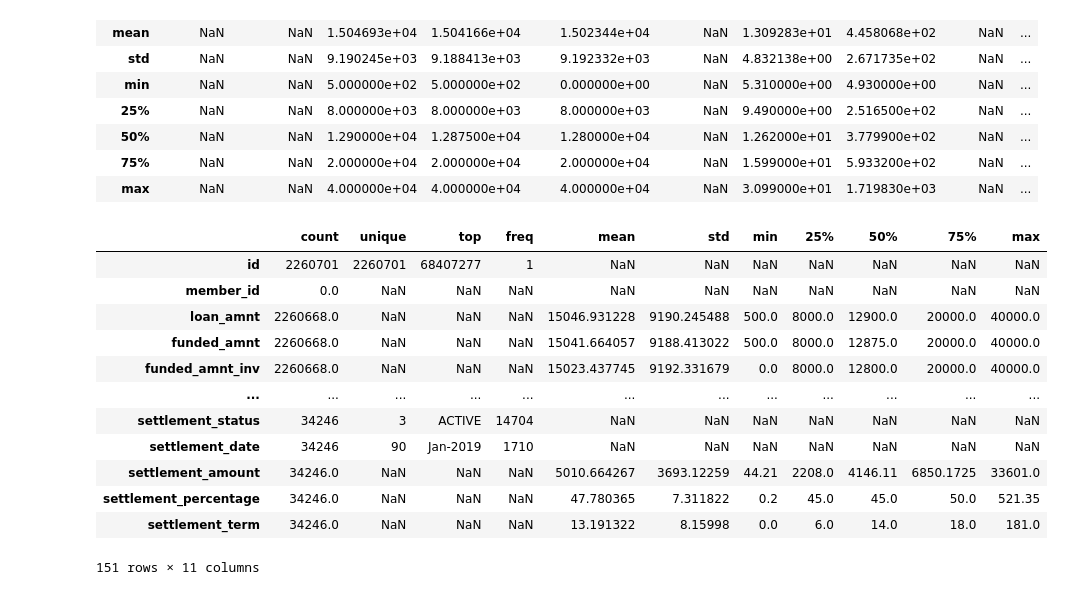
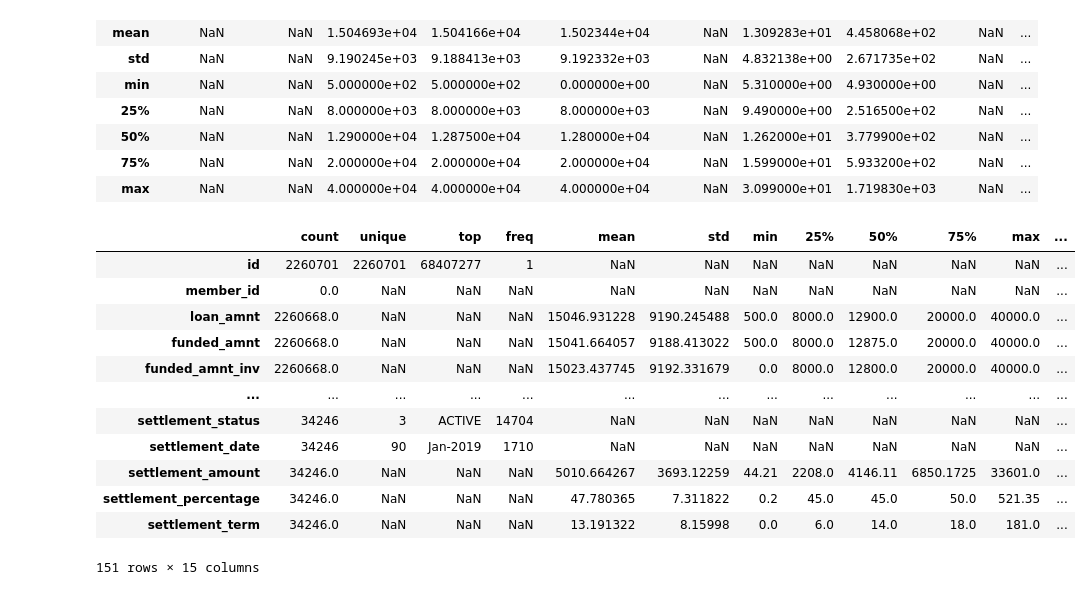
Before and after one commit to bkochanski/Credit-Risk-Analysis-Kaggle, a Jupyter notebook: notebooks/tests.ipynb, the cells around one changed output. Cells and saved outputs as stored; diff of their text form; code cells hidden in the pictures.

```diff
--- a/notebooks/tests.ipynb
+++ b/notebooks/tests.ipynb
@@ -42,22 +41,41 @@ df.describe(include="all")
 # %%
 pd.reset_option("display.max_columns")
 # %%
-summary = df.describe(include="all").T
+import pandas as pd
+import numpy as np
+
+def describe_with_nans(df):
+    # Basic describe, transposed for readability
+    desc = df.describe(include="all").T
+
+    # Add dtype
+    desc["dtype"] = df.dtypes
+
+    # Add missing info
+    desc["missing"] = df.isna().sum()
+    desc["missing_ratio"] = df.isna().mean()
+
+    # For numeric columns, compute median ignoring NaNs
+    numeric_cols = df.select_dtypes(include=np.number).columns
+    desc.loc[numeric_cols, "median"] = df[numeric_cols].median()
+
+    return desc
+summary = describe_with_nans(df)
 summary
 # %% [output]
-|  | count | unique | top | freq | mean | std | min | 25% | 50% | 75% | max |
-| id | 2260701 | 2260701 | 68407277 | 1 | NaN | NaN | NaN | NaN | NaN | NaN | NaN |
-| member_id | 0.0 | NaN | NaN | NaN | NaN | NaN | NaN | NaN | NaN | NaN | NaN |
-| loan_amnt | 2260668.0 | NaN | NaN | NaN | 15046.931228 | 9190.245488 | 500.0 | 8000.0 | 12900.0 | 20000.0 | 40000.0 |
-| funded_amnt | 2260668.0 | NaN | NaN | NaN | 15041.664057 | 9188.413022 | 500.0 | 8000.0 | 12875.0 | 20000.0 | 40000.0 |
-| funded_amnt_inv | 2260668.0 | NaN | NaN | NaN | 15023.437745 | 9192.331679 | 0.0 | 8000.0 | 12800.0 | 20000.0 | 40000.0 |
-| ... | ... | ... | ... | ... | ... | ... | ... | ... | ... | ... | ... |
-| settlement_status | 34246 | 3 | ACTIVE | 14704 | NaN | NaN | NaN | NaN | NaN | NaN | NaN |
-| settlement_date | 34246 | 90 | Jan-2019 | 1710 | NaN | NaN | NaN | NaN | NaN | NaN | NaN |
-| settlement_amount | 34246.0 | NaN | NaN | NaN | 5010.664267 | 3693.12259 | 44.21 | 2208.0 | 4146.11 | 6850.1725 | 33601.0 |
-| settlement_percentage | 34246.0 | NaN | NaN | NaN | 47.780365 | 7.311822 | 0.2 | 45.0 | 45.0 | 50.0 | 521.35 |
-| settlement_term | 34246.0 | NaN | NaN | NaN | 13.191322 | 8.15998 | 0.0 | 6.0 | 14.0 | 18.0 | 181.0 |
+|  | count | unique | top | freq | mean | std | min | 25% | 50% | 75% | max | ... |
+| id | 2260701 | 2260701 | 68407277 | 1 | NaN | NaN | NaN | NaN | NaN | NaN | NaN | ... |
+| member_id | 0.0 | NaN | NaN | NaN | NaN | NaN | NaN | NaN | NaN | NaN | NaN | ... |
+| loan_amnt | 2260668.0 | NaN | NaN | NaN | 15046.931228 | 9190.245488 | 500.0 | 8000.0 | 12900.0 | 20000.0 | 40000.0 | ... |
+| funded_amnt | 2260668.0 | NaN | NaN | NaN | 15041.664057 | 9188.413022 | 500.0 | 8000.0 | 12875.0 | 20000.0 | 40000.0 | ... |
+| funded_amnt_inv | 2260668.0 | NaN | NaN | NaN | 15023.437745 | 9192.331679 | 0.0 | 8000.0 | 12800.0 | 20000.0 | 40000.0 | ... |
+| ... | ... | ... | ... | ... | ... | ... | ... | ... | ... | ... | ... | ... |
+| settlement_status | 34246 | 3 | ACTIVE | 14704 | NaN | NaN | NaN | NaN | NaN | NaN | NaN | ... |
+| settlement_date | 34246 | 90 | Jan-2019 | 1710 | NaN | NaN | NaN | NaN | NaN | NaN | NaN | ... |
+| settlement_amount | 34246.0 | NaN | NaN | NaN | 5010.664267 | 3693.12259 | 44.21 | 2208.0 | 4146.11 | 6850.1725 | 33601.0 | ... |
+| settlement_percentage | 34246.0 | NaN | NaN | NaN | 47.780365 | 7.311822 | 0.2 | 45.0 | 45.0 | 50.0 | 521.35 | ... |
+| settlement_term | 34246.0 | NaN | NaN | NaN | 13.191322 | 8.15998 | 0.0 | 6.0 | 14.0 | 18.0 | 181.0 | ... |
-151 rows × 11 columns
+151 rows × 15 columns
 # %%
 pd.set_option("display.max_rows", None)
 display(summary)
```
Also changed, not shown: parts of 6 cells of this notebook.
